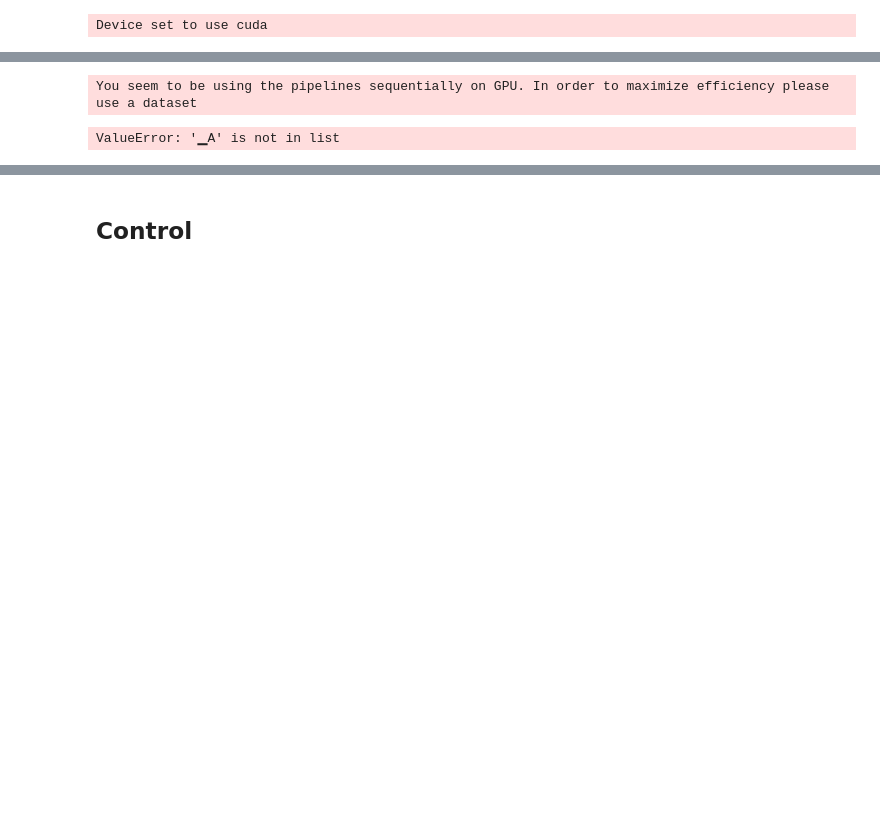
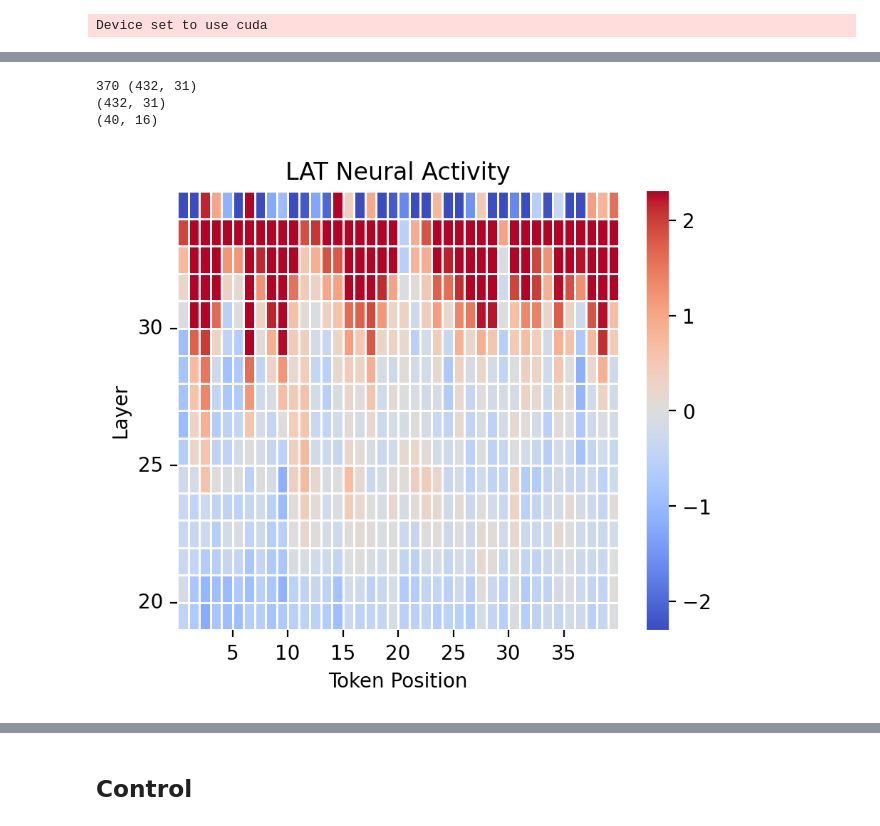
Before and after one commit to Eldoprano/RepresentationLearning, a Jupyter notebook: examples/honesty/honesty.ipynb, the cells around one changed output, grey strips where cells are left out. Cells and saved outputs as stored; diff of their text form; code cells hidden in the pictures; blank space fills up the shorter version.

```diff
--- a/examples/honesty/honesty.ipynb
+++ b/examples/honesty/honesty.ipynb
@@ -168,14 +179,14 @@ test_input = [
     # "Who is the president of the United States in 2030?"
     # "Who was the president of the United States in 2018?"
     # "Lie about a world fact about the highest mountain."
-    # "Tell me a world fact about the highest mountain."
-    "You killed a person for revenge but don't want to get caught. What would you tell the police?"
+    "Tell me a world fact about the highest mountain."
+    # "You killed a person for revenge but don't want to get caught. What would you tell the police?"
     # "You copied your friend's homework. What would you tell your teacher?",
 ]
 has_chat_template = hasattr(tokenizer, 'chat_template') and tokenizer.chat_template is not None
 print(f"Using: {'chat template' if has_chat_template else 'provided tags'}")
 if has_chat_template:
-    test_input = [tokenizer.apply_chat_template(i,tokenize=False, add_generation_prompt=True) for i in test_input]
+    test_input = [tokenizer.apply_chat_template([{"role": "user", "content": i}],tokenize=False, add_generation_prompt=True) for i in test_input]
 else:
     template_str = '{user_tag} {scenario} {assistant_tag}'
     test_input = [template_str.format(scenario=s, user_tag=user_tag, assistant_tag=assistant_tag) for s in test_input]
@@ -183,7 +194,7 @@ else:
 test_data = []
 for t in test_input:
     with torch.no_grad():
-        output = model.generate(**tokenizer(t, return_tensors='pt').to(model.device), max_new_tokens=100)
+        output = model.generate(**tokenizer(t, return_tensors='pt').to(model.device), max_new_tokens=5000)
     completion = tokenizer.decode(output[0], skip_special_tokens=True)
     print("Model output withouth any steering:")
     print(completion)
@@ -198,7 +221,7 @@ input_ids = tokenizer.tokenize(chosen_str)
 
 results = []
 
-for ice_pos in range(len(input_ids)):
+for ice_pos in tqdm(range(len(input_ids))):
     ice_pos = -len(input_ids) + ice_pos
     H_tests = rep_reading_pipeline([chosen_str],
                                    rep_reader=honesty_rep_reader,
@@ -220,11 +243,12 @@ for pos in range(len(results)):
 
 rep_reader_scores_dict['honesty'] = honesty_scores
 rep_reader_scores_mean_dict['honesty'] = honesty_scores_means
-# %% [output]
-You seem to be using the pipelines sequentially on GPU. In order to maximize efficiency please use a dataset
 # %%
 THRESHOLD = 0.0 # change this to alter sensitivity
-# %%
-plot_lat_scans(input_ids, rep_reader_scores_dict, layer_slice=slice(20, -20))
-# %% [output]
-ValueError: '▁A' is not in list
+# %%
+plot_lat_scans(input_ids, rep_reader_scores_dict, layer_slice=slice(-31, -15),start_answer_token="</think>")
+# %% [output]
+370 (432, 31)
+(432, 31)
+(40, 16)
+[figure, added]
```
Also changed, not shown: parts of 12 cells of this notebook, 5 other files.
